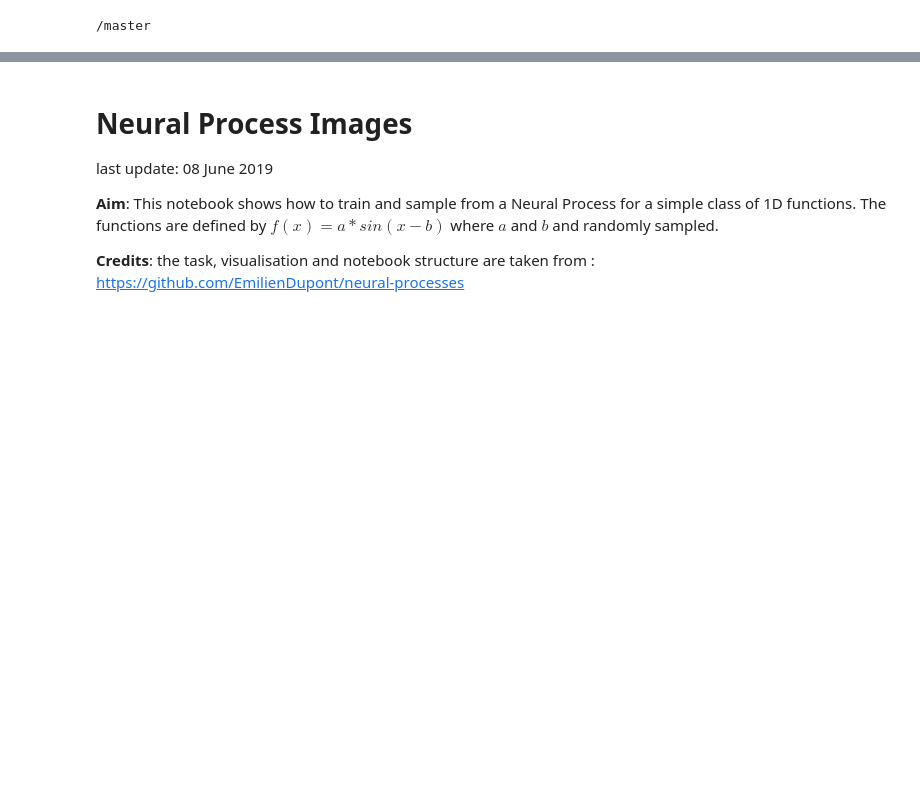
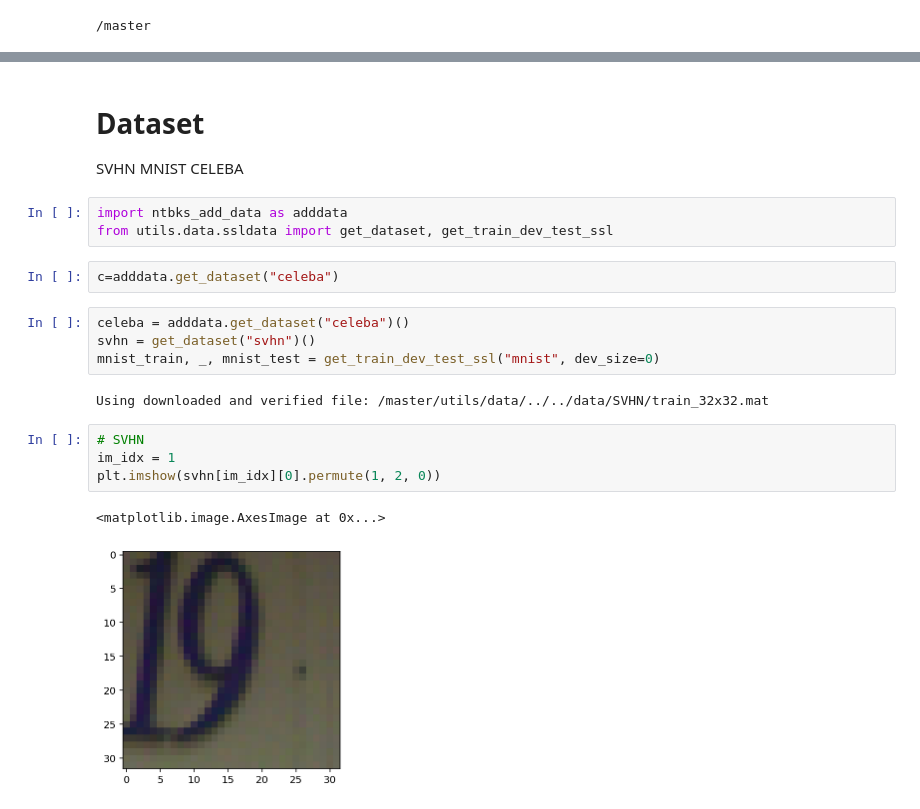
Before and after one commit to YannDubs/Semi-Supervised-Neural-Processes, a Jupyter notebook: notebooks/Neural Process Images.ipynb, the cells around one changed output, grey strips where cells are left out. Cells and saved outputs as stored; diff of their text form; blank space fills up the shorter version.

```diff
--- a/notebooks/Neural Process Images.ipynb
+++ b/notebooks/Neural Process Images.ipynb
@@ -22,10 +38,26 @@ torch.set_num_threads(4)
 # %% [output]
 Autosaving every 600 seconds
-# %% [markdown]
-# Neural Process Images
-
-last update: 08 June 2019
-
-**Aim**: This notebook shows how to train and sample from a Neural Process for a simple class of 1D functions. The functions are defined by $f(x) = a * sin(x - b)$ where $a$ and $b$ and randomly sampled.
-
-**Credits**: the task, visualisation and notebook structure are taken from : https://github.com/EmilienDupont/neural-processes
+# %% [markdown]
+# Dataset
+
+SVHN
+MNIST
+CELEBA
+# %%
+import ntbks_add_data as adddata
+from utils.data.ssldata import get_dataset, get_train_dev_test_ssl
+# %%
+c=adddata.get_dataset("celeba")
+# %%
+celeba = adddata.get_dataset("celeba")()
+svhn = get_dataset("svhn")()
+mnist_train, _, mnist_test = get_train_dev_test_ssl("mnist", dev_size=0)
+# %% [output]
+Using downloaded and verified file: /master/utils/data/../../data/SVHN/train_32x32.mat
+# %%
+# SVHN
+im_idx = 1
+plt.imshow(svhn[im_idx][0].permute(1, 2, 0))
+# %% [output]
+<matplotlib.image.AxesImage at 0x...>
+[figure, added]
```
Also changed, not shown: parts of 15 cells of this notebook, 6 other files.
